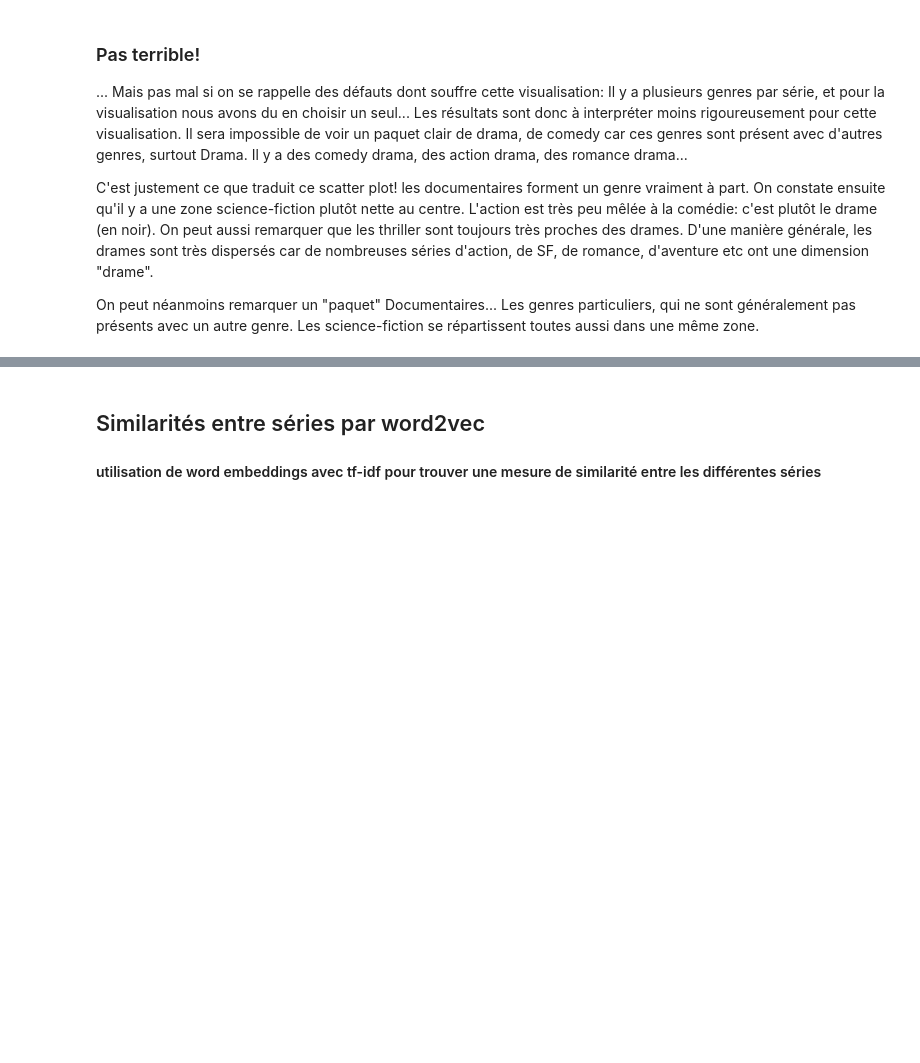
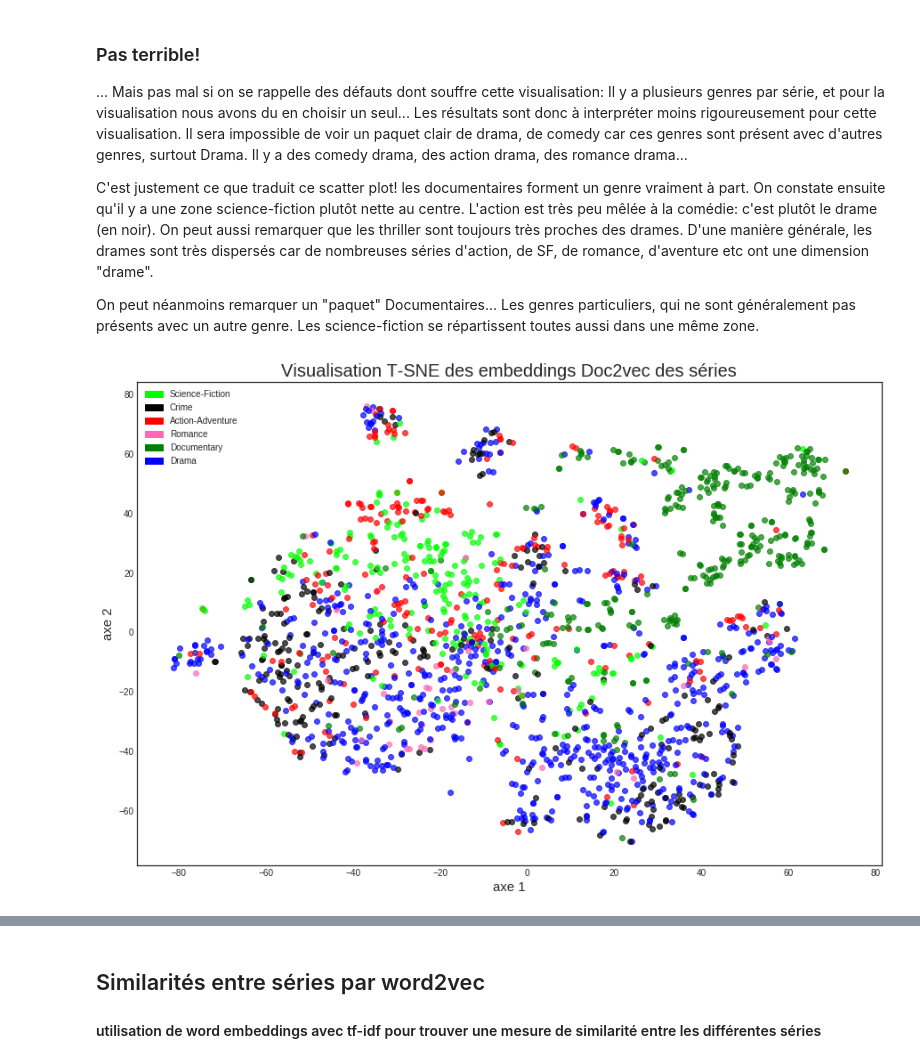
Before and after one commit to ismaelbonneau/movie_recommender, a Jupyter notebook: similarities.ipynb, the cells around one changed output, grey strips where cells are left out. Cells and saved outputs as stored; diff of their text form; code cells hidden in the pictures; blank space fills up the shorter version.

```diff
--- a/similarities.ipynb
+++ b/similarities.ipynb
@@ -686,0 +695,41 @@ On peut néanmoins remarquer un "paquet" Documentaires... Les genres particulier
+# %%
+#couleurs associées aux genres:
+colors = ["lime","black", "red", "hotpink", "green", "blue"]
+#genres à considérer:
+genres = ["Science-Fiction","Crime","Action-Adventure","Romance","Documentary", "Drama"]
+
+ahaaa = {}
+lescouleursdict = {}
+for i, row in series_df.iterrows():
+    if getGenre(row["genres"]) != "":
+        genre = getGenre(row["genres"])
+        ahaaa[row["seriesname"]] = genre
+        lescouleursdict[row["seriesname"]] = colors[genres.index(genre)]
+
+#on ne garde que les embeddings des séries dont on connait le genre
+matrix = []
+lescouleurs = []
+lesgenres = []
+metadata = []
+for i in id_toserie:
+    if id_toserie[i] in ahaaa:
+        matrix.append(embeddings[i])
+        lescouleurs.append(lescouleursdict[id_toserie[i]])
+        lesgenres.append(ahaaa[id_toserie[i]])
+# %%
+tsne = TSNE(n_components = 2, perplexity=10, learning_rate=5, n_iter=5000)
+matrix_2d = tsne.fit_transform(np.array(matrix))
+
+patches = [mpatches.Patch(color=colors[i], label=genres[i]) for i in range(len(genres))]
+
+plt.figure(figsize=(15,10))
+plt.title("Visualisation T-SNE des embeddings Doc2vec des séries", fontsize=20)
+plt.xlabel("axe 1", fontsize=15)
+plt.ylabel("axe 2", fontsize=15) #so meaningful wow
+for i in range(len(matrix_2d)):
+    plt.scatter(matrix_2d[i, 0], matrix_2d[i, 1], alpha=0.7, c=lescouleurs[i]) #lent mais nécessaire
+plt.legend(handles=patches)
+plt.savefig("images/tsne_doc2vec_2.png")
+plt.show()
+# %% [output]
+[figure, added]
```
Also changed, not shown: parts of 9 cells of this notebook.
